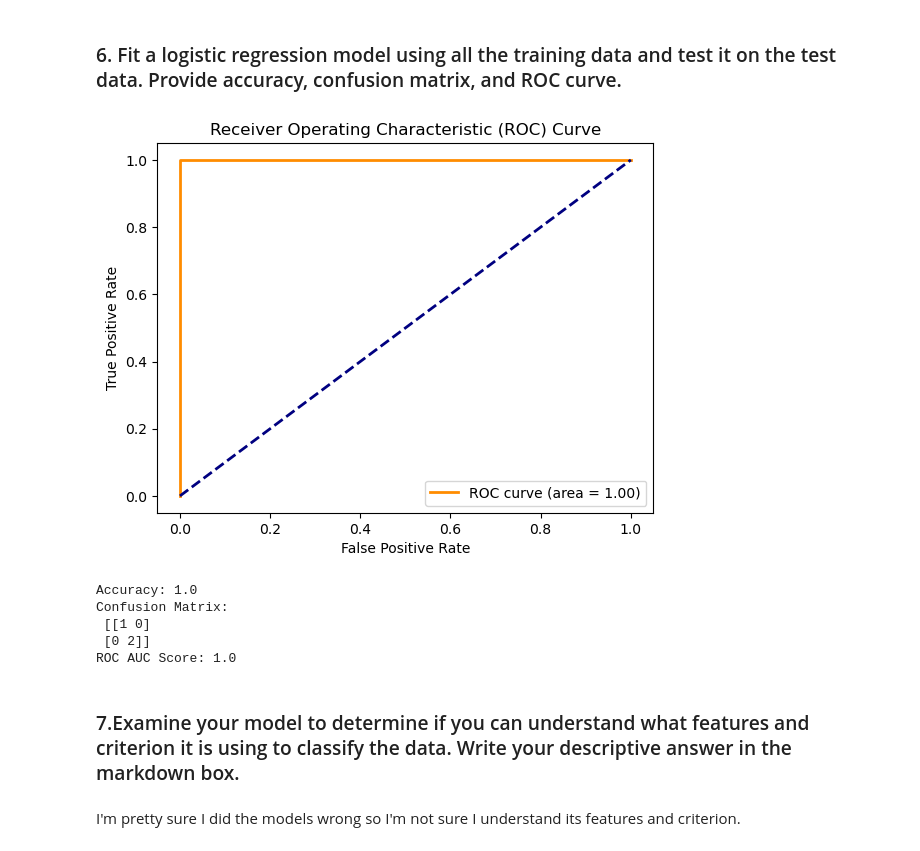
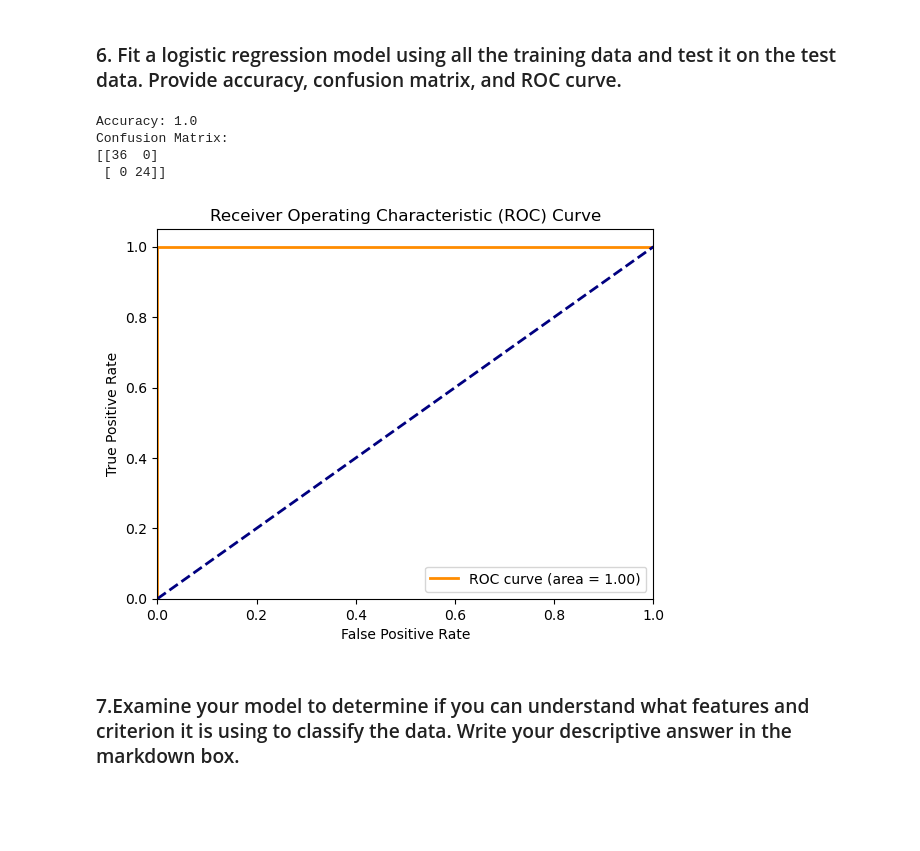
Before and after one commit to Prof-Ramesh-Srinivasan/assignment-3-MelisaAzimihashemi, a Jupyter notebook: Assignment3.ipynb, the cells around one changed output. Drawn from its saved outputs; the diff is of its cells as text; code cells hidden in the pictures; blank space fills up the shorter version.

```diff
--- a/Assignment3.ipynb
+++ b/Assignment3.ipynb
@@ -156,0 +122,5 @@ display(X, X_dummy)
+# %%
+heart_encoded = pd.get_dummies(heart, columns=categorical_vars)
+
+# Display the resulting encoded dataset
+print(heart_encoded.head())
@@ -221,2 +147,9 @@ Name: AHD_Yes, dtype: bool
+# %%
+from sklearn.model_selection import train_test_split, KFold
+
+X = heart_encoded.drop('AHD_Yes', axis=1)
+y = heart_encoded['AHD_Yes']
+
+X_train, X_test, y_train, y_test = train_test_split(X, y, test_size=0.25, random_state=42)
 # %% [markdown]
 ### 5. Fit a logistic regression model on the training data using K-fold cross-validation to first assess model fit. Your assessment should include accuracy, confusion matrix, and ROC curve.
@@ -256,49 +244,43 @@ ROC AUC Score: 1.0
 # %% [markdown]
 ### 6. Fit a logistic regression model using all the training data and test it on the test data.  Provide accuracy, confusion matrix, and ROC curve.
 # %%
-from sklearn.linear_model import LogisticRegression
-from sklearn.metrics import accuracy_score, confusion_matrix, roc_curve, roc_auc_score
-import matplotlib.pyplot as plt
 
+scaler = StandardScaler()
 
-logreg = LogisticRegression(random_state=42)
-logreg.fit(X_train, y_train)
+X_train_scaled = scaler.fit_transform(X_train)
 
+X_test_scaled = scaler.transform(X_test)
 
-y_pred_proba = logreg.predict_proba(X_test)[:, 1]
+logreg = LogisticRegression()
+logreg.fit(X_train_scaled, y_train)
 
+y_pred = logreg.predict(X_test_scaled)
+y_pred_proba = logreg.predict_proba(X_test_scaled)[:, 1]
 
-y_pred = logreg.predict(X_test)
+accuracy = accuracy_score(y_test, y_pred)
+print(f'Accuracy: {accuracy}')
 
+conf_matrix = confusion_matrix(y_test, y_pred)
+print(f'Confusion Matrix:\n{conf_matrix}')
 
-fpr, tpr, _ = roc_curve(y_test, y_pred_proba)
-
+fpr, tpr, thresholds = roc_curve(y_test, y_pred_proba)
+roc_auc = roc_auc_score(y_test, y_pred_proba)
 
 plt.figure()
-plt.plot(fpr, tpr, color='darkorange', lw=2, label='ROC curve (area = {:.2f})'.format(roc_auc_score(y_test, y_pred_proba)))
+plt.plot(fpr, tpr, color='darkorange', lw=2, label=f'ROC curve (area = {roc_auc:.2f})')
 plt.plot([0, 1], [0, 1], color='navy', lw=2, linestyle='--')
+plt.xlim([0.0, 1.0])
+plt.ylim([0.0, 1.05])
 plt.xlabel('False Positive Rate')
 plt.ylabel('True Positive Rate')
 plt.title('Receiver Operating Characteristic (ROC) Curve')
 plt.legend(loc='lower right')
 plt.show()
-
-
-accuracy = accuracy_score(y_test, y_pred)
-confusion_matrix_val = confusion_matrix(y_test, y_pred)
-roc_auc_val = roc_auc_score(y_test, y_pred_proba)
-
-print("Accuracy:", accuracy)
-print("Confusion Matrix:\n", confusion_matrix_val)
-print("ROC AUC Score:", roc_auc_val)
 # %% [output]
+Accuracy: 1.0
+Confusion Matrix:
+[[36  0]
+ [ 0 24]]
-[figure, old version]
+[figure, new version]
-Accuracy: 1.0
-Confusion Matrix:
- [[1 0]
- [0 2]]
-ROC AUC Score: 1.0
 # %% [markdown]
 ### 7.Examine your model to determine if you can understand what features and criterion it is using to classify the data. Write your descriptive answer in the markdown box.
-# %% [markdown]
-I'm pretty sure I did the models wrong so I'm not sure I understand its features and criterion.
```
Also changed, not shown: parts of 12 cells of this notebook.
